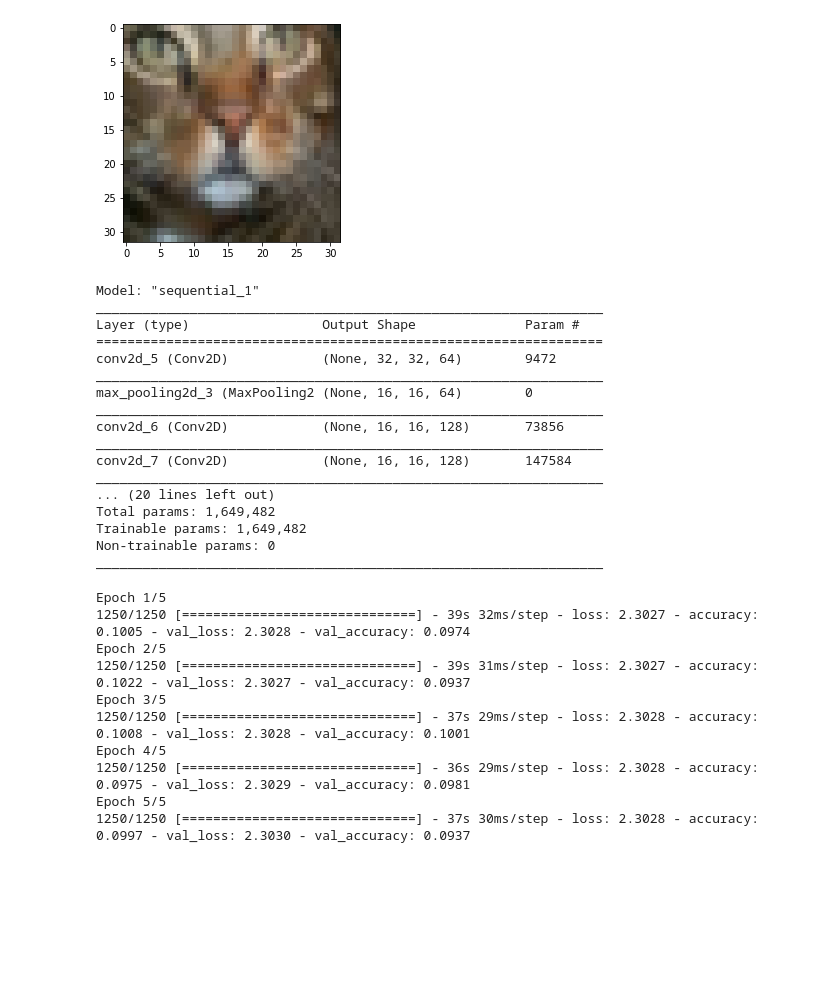
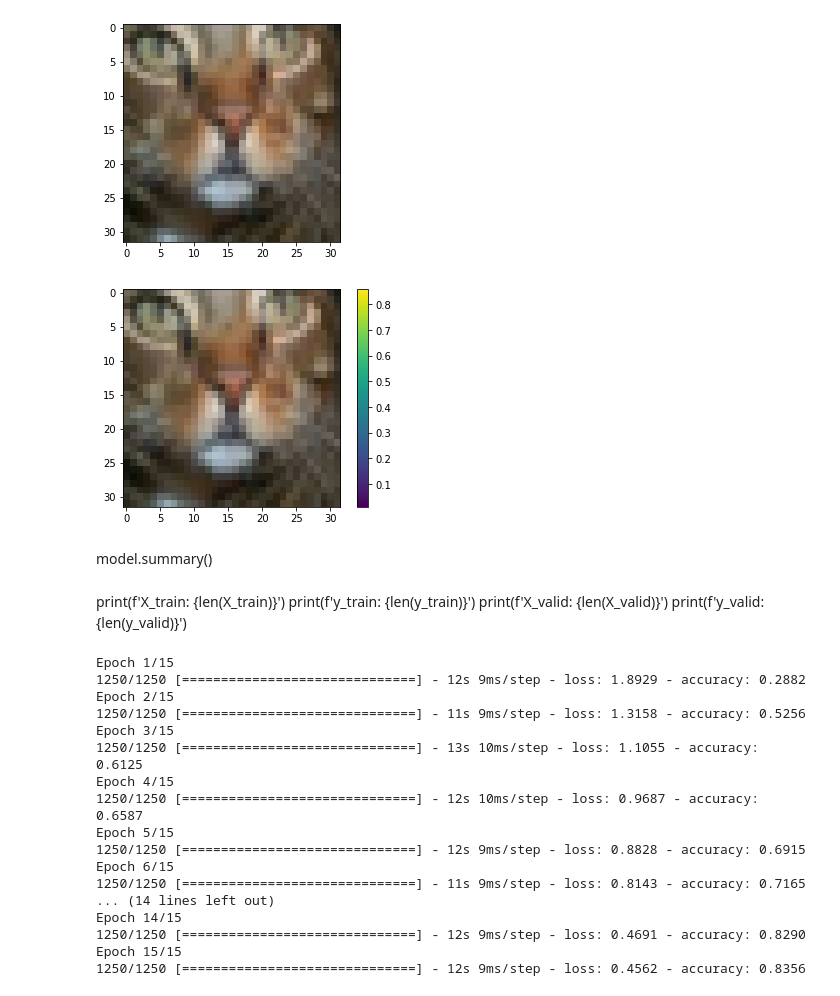
Before and after one commit to joaofavara/LearningAI, a Jupyter notebook: test.ipynb, the cells around one changed output. Saved outputs shown, nothing was run; the diff lists cells and outputs as text; code cells hidden in the pictures; blank space fills up the shorter version.

```diff
--- a/test.ipynb
+++ b/test.ipynb
@@ -54,5 +54,13 @@ plt.imshow(X_train[5], cmap='gray')
 # %% [output]
 <matplotlib.image.AxesImage at 0x...>
 [figure]
+# %%
+plt.figure()
+plt.imshow(X_train[5])
+plt.colorbar()
+plt.grid(False)
+plt.show()
+# %% [output]
+[figure, added]
 # %%
 model = keras.models.Sequential()
@@ -73,23 +79,5 @@ model.add(keras.layers.Dropout(0.5))
 model.add(keras.layers.Dense(10, activation="softmax"))
-# %%
-model.summary()
-# %% [output]
-Model: "sequential_1"
-_________________________________________________________________
-Layer (type)                 Output Shape              Param #
-=================================================================
-conv2d_5 (Conv2D)            (None, 32, 32, 64)        9472
-_________________________________________________________________
-max_pooling2d_3 (MaxPooling2 (None, 16, 16, 64)        0
-_________________________________________________________________
-conv2d_6 (Conv2D)            (None, 16, 16, 128)       73856
-_________________________________________________________________
-conv2d_7 (Conv2D)            (None, 16, 16, 128)       147584
-_________________________________________________________________
-... (20 lines left out)
-Total params: 1,649,482
-Trainable params: 1,649,482
-Non-trainable params: 0
-_________________________________________________________________
+# %% [markdown]
+model.summary()
 # %%
 model.compile(loss='sparse_categorical_crossentropy',
@@ -97,18 +85,29 @@ optimizer="adam",
 metrics=['accuracy'])
+# %% [markdown]
+print(f'X_train: {len(X_train)}')
+print(f'y_train: {len(y_train)}')
+print(f'X_valid: {len(X_valid)}')
+print(f'y_valid: {len(y_valid)}')
 # %%
-history= model.fit(X_train, y_train, epochs=5,
-                    validation_data=(X_valid, y_valid))
+history= model.fit(X_train, y_train, epochs=15)
 # %% [output]
-Epoch 1/5
-1250/1250 [==============================] - 39s 32ms/step - loss: 2.3027 - accuracy: 0.1005 - val_loss: 2.3028 - val_accuracy: 0.0974
-Epoch 2/5
-1250/1250 [==============================] - 39s 31ms/step - loss: 2.3027 - accuracy: 0.1022 - val_loss: 2.3027 - val_accuracy: 0.0937
-Epoch 3/5
-1250/1250 [==============================] - 37s 29ms/step - loss: 2.3028 - accuracy: 0.1008 - val_loss: 2.3028 - val_accuracy: 0.1001
-Epoch 4/5
-1250/1250 [==============================] - 36s 29ms/step - loss: 2.3028 - accuracy: 0.0975 - val_loss: 2.3029 - val_accuracy: 0.0981
-Epoch 5/5
-1250/1250 [==============================] - 37s 30ms/step - loss: 2.3028 - accuracy: 0.0997 - val_loss: 2.3030 - val_accuracy: 0.0937
+Epoch 1/15
+1250/1250 [==============================] - 12s 9ms/step - loss: 1.8929 - accuracy: 0.2882
+Epoch 2/15
+1250/1250 [==============================] - 11s 9ms/step - loss: 1.3158 - accuracy: 0.5256
+Epoch 3/15
+1250/1250 [==============================] - 13s 10ms/step - loss: 1.1055 - accuracy: 0.6125
+Epoch 4/15
+1250/1250 [==============================] - 12s 10ms/step - loss: 0.9687 - accuracy: 0.6587
+Epoch 5/15
+1250/1250 [==============================] - 12s 9ms/step - loss: 0.8828 - accuracy: 0.6915
+Epoch 6/15
+1250/1250 [==============================] - 11s 9ms/step - loss: 0.8143 - accuracy: 0.7165
+... (14 lines left out)
+Epoch 14/15
+1250/1250 [==============================] - 12s 9ms/step - loss: 0.4691 - accuracy: 0.8290
+Epoch 15/15
+1250/1250 [==============================] - 12s 9ms/step - loss: 0.4562 - accuracy: 0.8356
 # %%
 model.evaluate(X_test / 255.0 , y_test)
 # %% [output]
```
Also changed, not shown: parts of 10 cells of this notebook.
